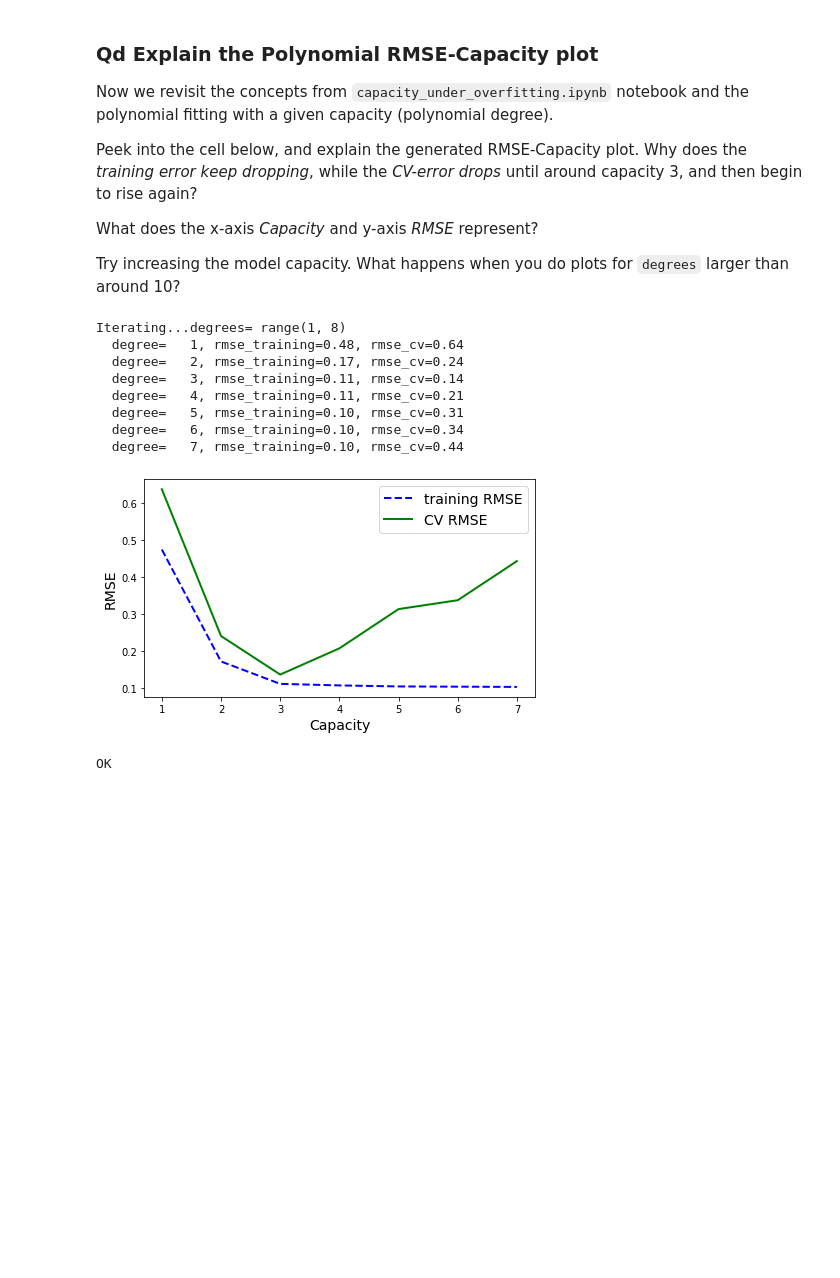
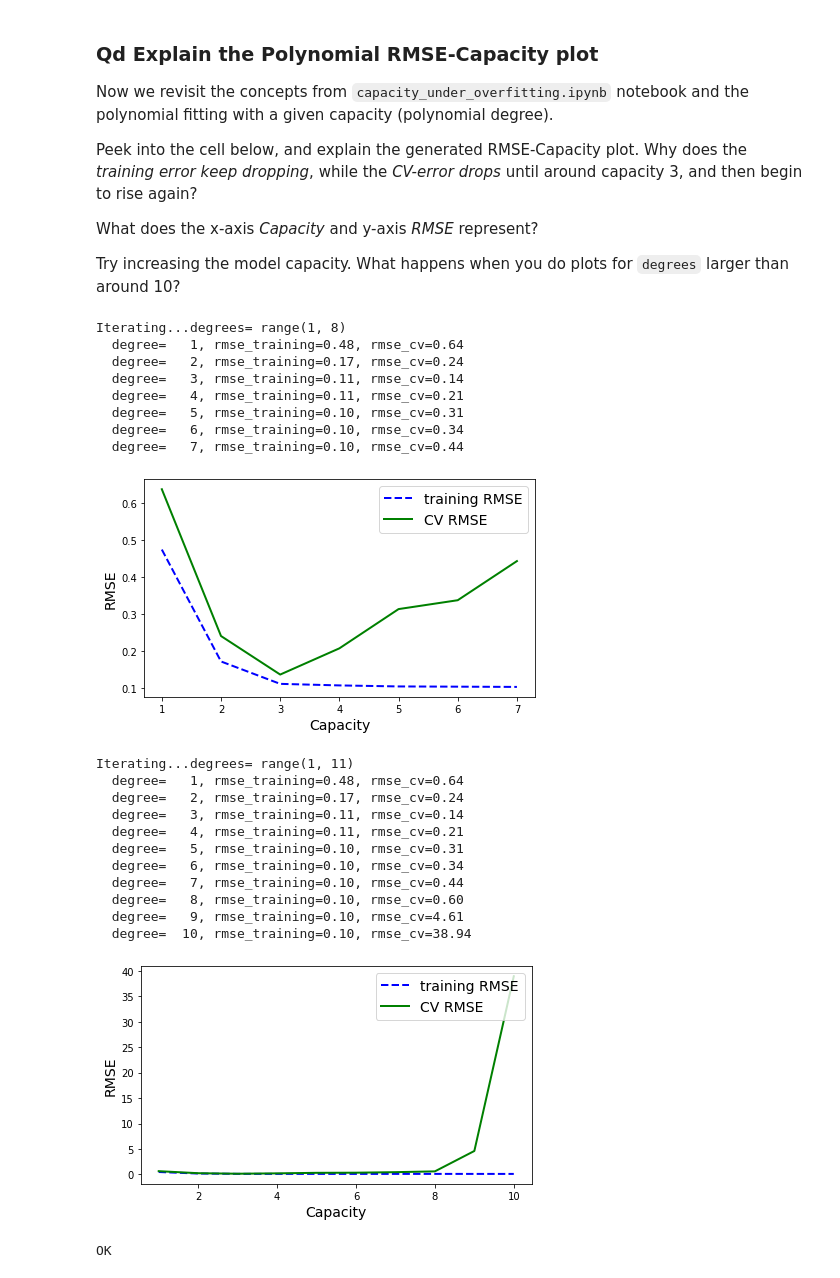
Before and after one commit to kasperlauge/itmal, a Jupyter notebook: Journal_3/generalization_error.ipynb, the cells around one changed output. Saved outputs shown, nothing was run; the diff lists cells and outputs as text; code cells hidden in the pictures; blank space fills up the shorter version.

```diff
--- a/Journal_3/generalization_error.ipynb
+++ b/Journal_3/generalization_error.ipynb
@@ -244,17 +268,60 @@ from sklearn.metrics import mean_squared_error
 def true_fun(X):
     return np.cos(1.5 * np.pi * X)
 
-def GenerateData():
+def GenerateData(max):
     n_samples = 30
     #degrees = [1, 4, 15]
-    degrees = range(1,8)
+    degrees = range(1,max)
 
     X = np.sort(np.random.rand(n_samples))
     y = true_fun(X) + np.random.randn(n_samples) * 0.1
     return X, y, degrees
 
 np.random.seed(0)
-X, y, degrees  = GenerateData()
+X, y, degrees  = GenerateData(8)
+
+print("Iterating...degrees=",degrees)
+capacities, rmses_training, rmses_cv= [], [], []
+for i in range(len(degrees)):
+    d=degrees[i]
+
+    polynomial_features = PolynomialFeatures(degree=d, include_bias=False)
+
+    linear_regression = LinearRegression()
+    pipeline = Pipeline([
+            ("polynomial_features", polynomial_features),
+            ("linear_regression", linear_regression)
+        ])
+
+    Z = X[:, np.newaxis]
+    pipeline.fit(Z, y)
+
+    p = pipeline.predict(Z)
+    train_rms = mean_squared_error(y,p)
+
+    # Evaluate the models using crossvalidation
+    scores = cross_val_score(pipeline, Z, y, scoring="neg_mean_squared_error", cv=10)
+    score_mean = -scores.mean()
+
+    rmse_training=sqrt(train_rms)
+    rmse_cv=sqrt(score_mean)
+
+    print(f"  degree={d:4d}, rmse_training={rmse_training:4.2f}, rmse_cv={rmse_cv:4.2f}")
+
+    capacities    .append(d)
+    rmses_training.append(rmse_training)
+    rmses_cv      .append(rmse_cv)
+
+plt.figure(figsize=(7,4))
+plt.plot(capacities, rmses_training, "b--", linewidth=2, label="training RMSE")
+plt.plot(capacities, rmses_cv, "g-", linewidth=2, label="CV RMSE")
+plt.legend(loc="upper right", fontsize=14)
+plt.xlabel("Capacity", fontsize=14)
+plt.ylabel("RMSE", fontsize=14)
+plt.show()
+
+np.random.seed(0)
+X, y, degrees  = GenerateData(11)
 
 print("Iterating...degrees=",degrees)
 capacities, rmses_training, rmses_cv= [], [], []
@@ -280,33 +347,45 @@ for i in range(len(degrees)):
     score_mean = -scores.mean()
 
     rmse_training=sqrt(train_rms)
     rmse_cv=sqrt(score_mean)
 
     print(f"  degree={d:4d}, rmse_training={rmse_training:4.2f}, rmse_cv={rmse_cv:4.2f}")
 
     capacities    .append(d)
     rmses_training.append(rmse_training)
     rmses_cv      .append(rmse_cv)
 
 plt.figure(figsize=(7,4))
 plt.plot(capacities, rmses_training, "b--", linewidth=2, label="training RMSE")
 plt.plot(capacities, rmses_cv, "g-", linewidth=2, label="CV RMSE")
 plt.legend(loc="upper right", fontsize=14)
 plt.xlabel("Capacity", fontsize=14)
 plt.ylabel("RMSE", fontsize=14)
 plt.show()
 
 print('OK')
 # %% [output]
 Iterating...degrees= range(1, 8)
   degree=   1, rmse_training=0.48, rmse_cv=0.64
   degree=   2, rmse_training=0.17, rmse_cv=0.24
   degree=   3, rmse_training=0.11, rmse_cv=0.14
   degree=   4, rmse_training=0.11, rmse_cv=0.21
   degree=   5, rmse_training=0.10, rmse_cv=0.31
   degree=   6, rmse_training=0.10, rmse_cv=0.34
   degree=   7, rmse_training=0.10, rmse_cv=0.44
 [figure]
-OK
+Iterating...degrees= range(1, 11)
+  degree=   1, rmse_training=0.48, rmse_cv=0.64
+  degree=   2, rmse_training=0.17, rmse_cv=0.24
+  degree=   3, rmse_training=0.11, rmse_cv=0.14
+  degree=   4, rmse_training=0.11, rmse_cv=0.21
+  degree=   5, rmse_training=0.10, rmse_cv=0.31
+  degree=   6, rmse_training=0.10, rmse_cv=0.34
+  degree=   7, rmse_training=0.10, rmse_cv=0.44
+  degree=   8, rmse_training=0.10, rmse_cv=0.60
+  degree=   9, rmse_training=0.10, rmse_cv=4.61
+  degree=  10, rmse_training=0.10, rmse_cv=38.94
+[figure, added]
+OK
 # %%
 # TODO: Qd...answer in text form
```
Also changed, not shown: parts of 9 cells of this notebook.
